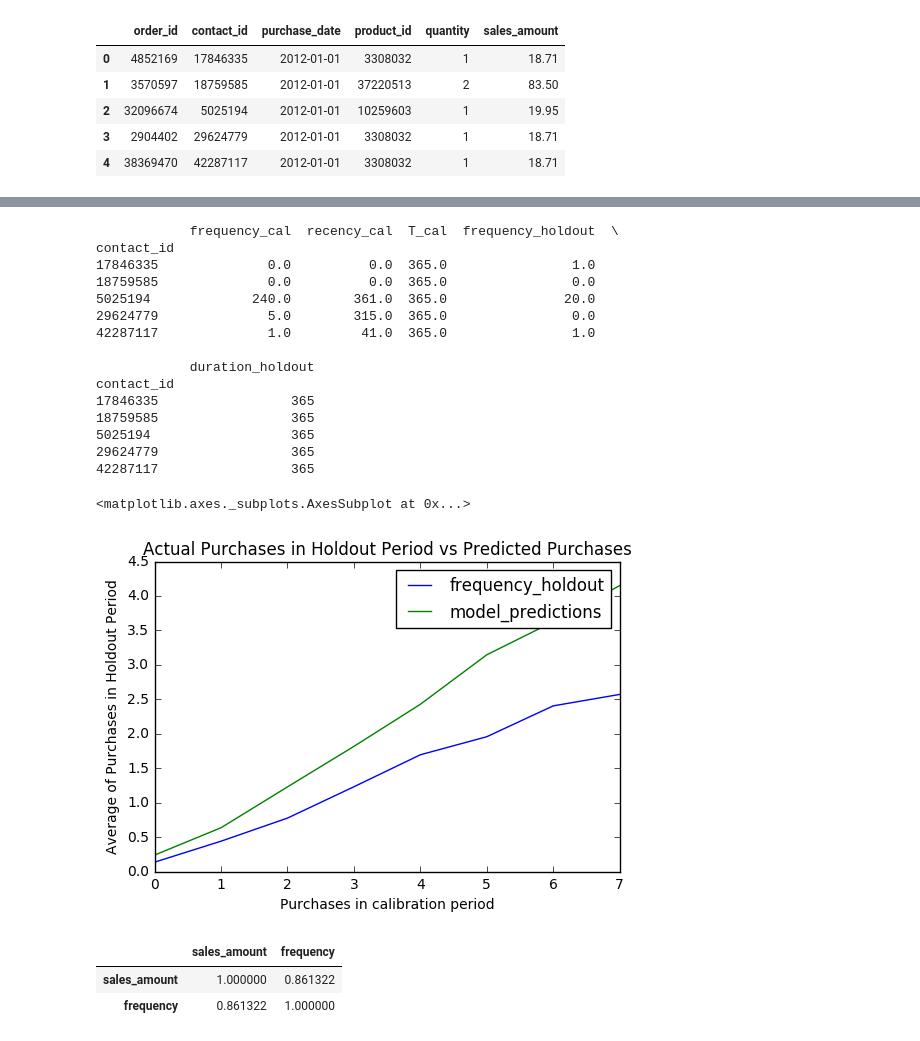
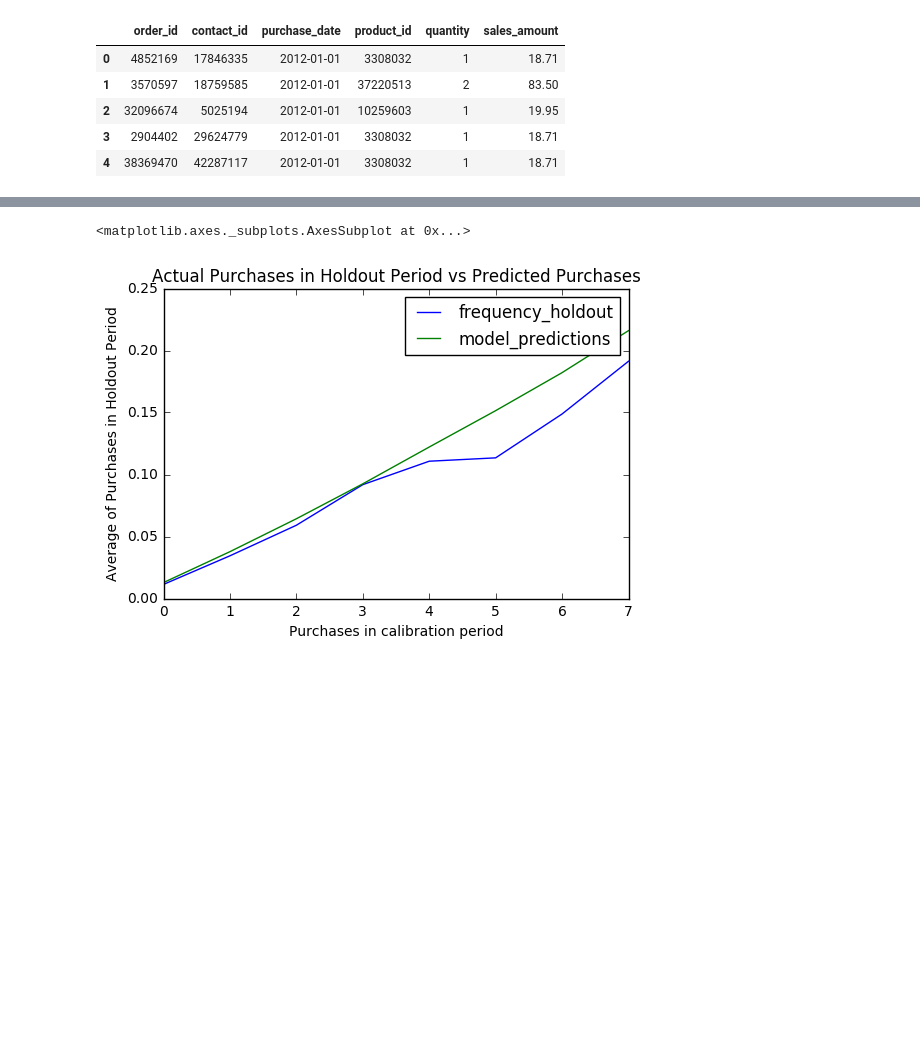
Before and after one commit to tromika/take-home-challenge-old-1, a Jupyter notebook: python/CLV.ipynb, the cells around one changed output, grey strips where cells are left out. Saved outputs shown, nothing was run; the diff lists cells and outputs as text; code cells hidden in the pictures; blank space fills up the shorter version.

```diff
--- a/python/CLV.ipynb
+++ b/python/CLV.ipynb
@@ -102,31 +103,14 @@ plot_period_transactions(bgf)
 # %%
+from lifetimes.plotting import plot_calibration_purchases_vs_holdout_purchases
 from lifetimes.utils import calibration_and_holdout_data
 
 summary_cal_holdout = calibration_and_holdout_data(data, 'contact_id', 'purchase_date',
-                                        calibration_period_end='2012-12-31',
-                                        observation_period_end='2013-12-31' )
-print summary_cal_holdout.head()
+                                        calibration_period_end='2013-11-30',
+                                        observation_period_end='2013-12-31',
+                                        freq='M' )
+bgfVal = ModifiedBetaGeoFitter(penalizer_coef=0.0001)
+bgfVal.fit(summary_cal_holdout['frequency_cal'], summary_cal_holdout['recency_cal'], summary_cal_holdout['T_cal'])
+plot_calibration_purchases_vs_holdout_purchases(bgfVal, summary_cal_holdout)
 # %% [output]
-            frequency_cal  recency_cal  T_cal  frequency_holdout  \
-contact_id
-17846335              0.0          0.0  365.0                1.0
-18759585              0.0          0.0  365.0                0.0
-5025194             240.0        361.0  365.0               20.0
-29624779              5.0        315.0  365.0                0.0
-42287117              1.0         41.0  365.0                1.0
-
-            duration_holdout
-contact_id
-17846335                 365
-18759585                 365
-5025194                  365
-29624779                 365
-42287117                 365
+<matplotlib.axes._subplots.AxesSubplot at 0x...>
+[figure, added]
-# %%
-from lifetimes.plotting import plot_calibration_purchases_vs_holdout_purchases
-
-bgf.fit(summary_cal_holdout['frequency_cal'], summary_cal_holdout['recency_cal'], summary_cal_holdout['T_cal'])
-plot_calibration_purchases_vs_holdout_purchases(bgf, summary_cal_holdout)
-# %% [output]
-<matplotlib.axes._subplots.AxesSubplot at 0x...>
-[figure, removed]
@@ -137,6 +116,0 @@ summary_with_monetary = summary_with_monetary[summary_with_monetary.sales_amount
-# %%
-summary_with_monetary[['sales_amount', 'frequency']].corr()
-# %% [output]
-|  | sales_amount | frequency |
-| sales_amount | 1.000000 | 0.861322 |
-| frequency | 0.861322 | 1.000000 |
```
Also changed, not shown: parts of 26 cells of this notebook.
